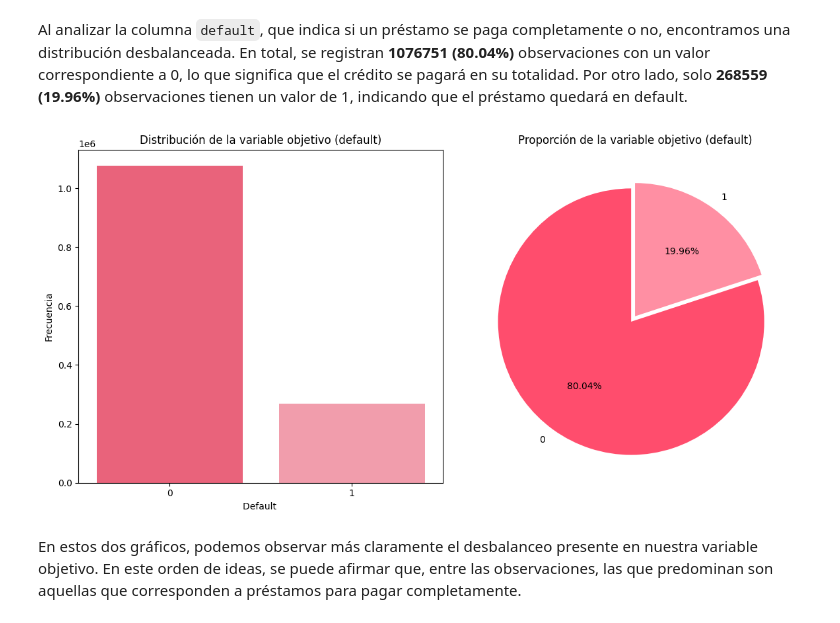
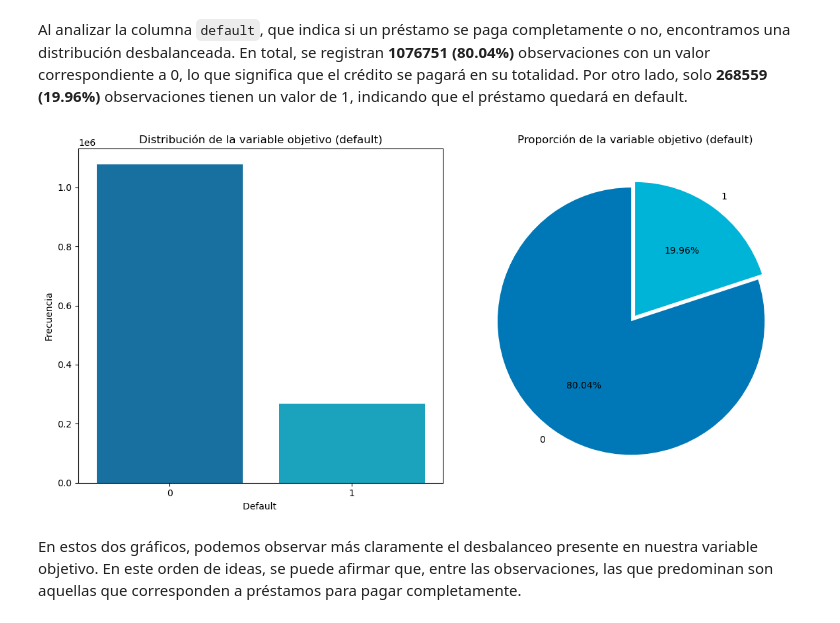
Before and after one commit to valecabrera21/MiniProyecto_1, a Jupyter notebook: _sources/eda.ipynb, the cells around one changed output. Saved outputs shown, nothing was run; the diff lists cells and outputs as text; code cells hidden in the pictures.

```diff
--- a/_sources/eda.ipynb
+++ b/_sources/eda.ipynb
@@ -59,19 +59,19 @@ Al analizar la columna `default`, que indica si un préstamo se paga completamen
 # %%
 fig, axes = plt.subplots(1, 2, figsize=(12, 6))
 
-sns.countplot(x = data['default'], hue = data['default'], palette = ['#FF4D6D', '#FF8FA3'], legend = False, ax=axes[0])
+sns.countplot(x = data['default'], hue = data['default'], palette = ['#0077b6', '#00b4d8'], legend = False, ax=axes[0])
 axes[0].set_title('Distribución de la variable objetivo (default)')
 axes[0].set_xlabel('Default ')
 axes[0].set_ylabel('Frecuencia')
 
-default_counts.plot(kind = 'pie', autopct = '%1.2f%%', colors = ['#FF4D6D', '#FF8FA3'], startangle = 90, explode = (0.05, 0), ax = axes[1])
+default_counts.plot(kind = 'pie', autopct = '%1.2f%%', colors = ['#0077b6', '#00b4d8'], startangle = 90, explode = (0.05, 0), ax = axes[1])
 axes[1].set_title('Proporción de la variable objetivo (default)')
 axes[1].set_ylabel('')
 
 plt.tight_layout()
 plt.show()
 # %% [output]
-[figure, old version]
+[figure, new version]
 # %% [markdown]
 En estos dos gráficos, podemos observar más claramente el desbalanceo presente en nuestra variable objetivo. En este orden de ideas, se puede afirmar que, entre las observaciones, las que predominan son aquellas que corresponden a préstamos para pagar completamente.
 # %% [markdown]
```
Also changed, not shown: parts of 2 cells of this notebook, 20 other files.
